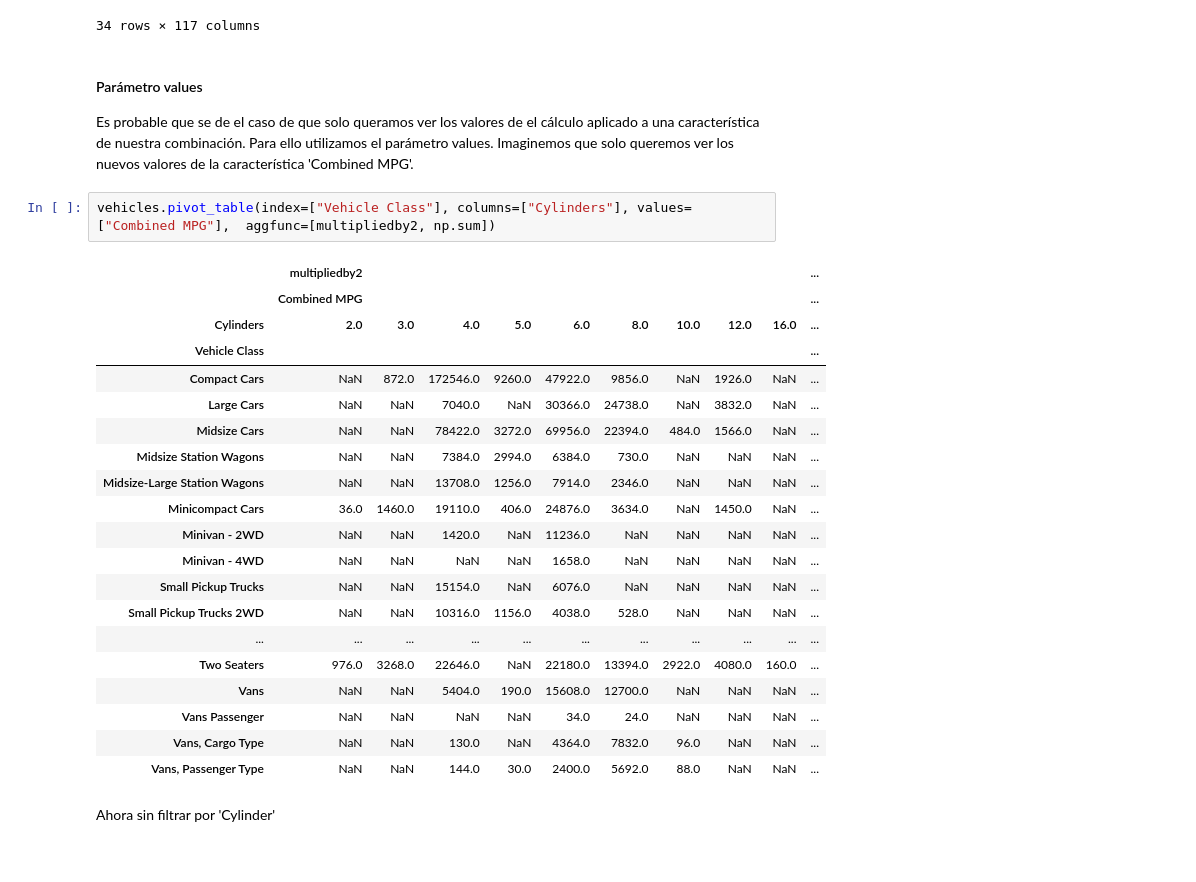
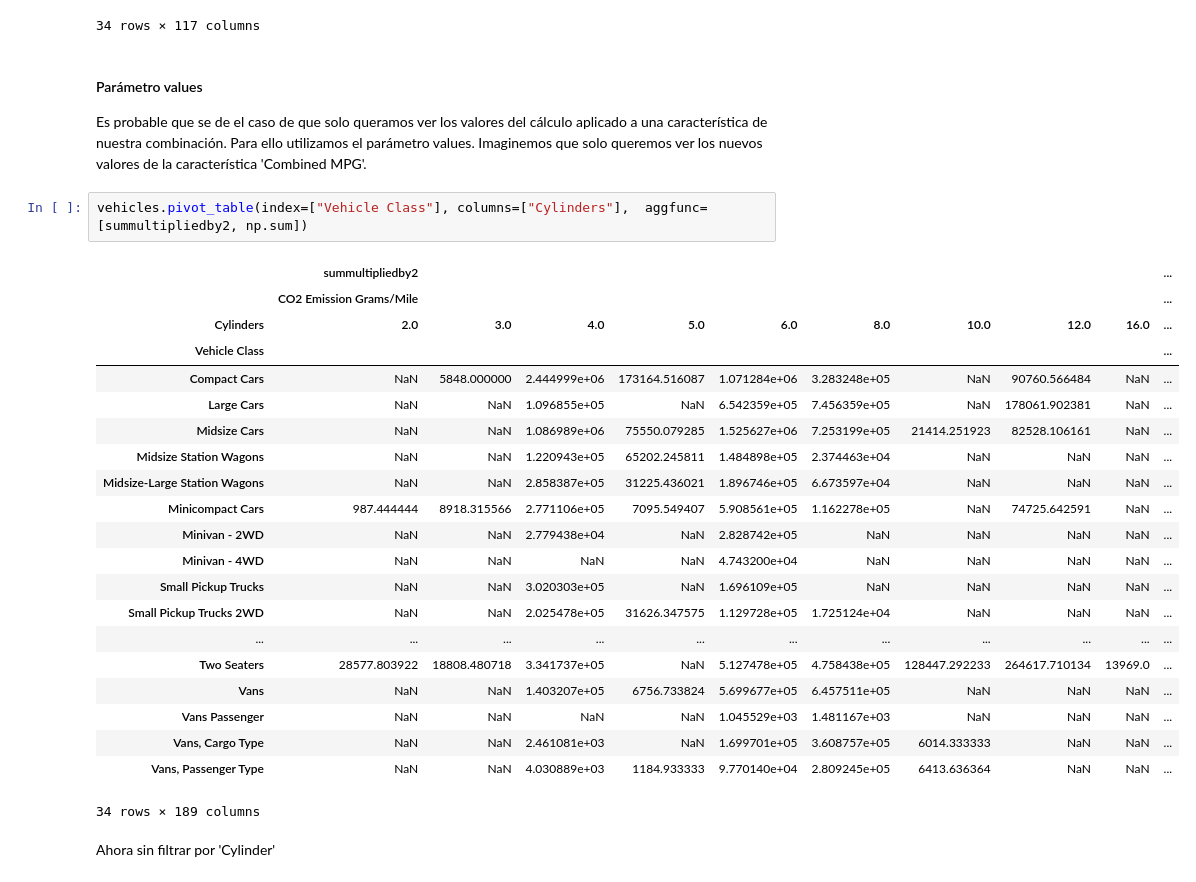
Before and after one commit to tonilopezrosell/DataBootcamp, a Jupyter notebook: Ironhack_Pivot_Tables.ipynb, the cells around one changed output. Drawn from its saved outputs; the diff is of its cells as text.

```diff
--- a/Ironhack_Pivot_Tables.ipynb
+++ b/Ironhack_Pivot_Tables.ipynb
@@ -156,30 +156,31 @@ vehicles.pivot_table(index=["Vehicle Class"], columns=["Cylinders"], aggfunc= su
 # %% [markdown]
 #### Parámetro values
 
-Es probable que se de el caso de que solo queramos ver los valores de el cálculo aplicado a una característica de nuestra combinación. Para ello utilizamos el parámetro values. Imaginemos que solo queremos ver los nuevos valores de la característica 'Combined MPG'.
+Es probable que se de el caso de que solo queramos ver los valores del cálculo aplicado a una característica de nuestra combinación. Para ello utilizamos el parámetro values. Imaginemos que solo queremos ver los nuevos valores de la característica 'Combined MPG'.
 # %%
-vehicles.pivot_table(index=["Vehicle Class"], columns=["Cylinders"], values=["Combined MPG"],  aggfunc=[multipliedby2, np.sum])
+vehicles.pivot_table(index=["Vehicle Class"], columns=["Cylinders"],  aggfunc=[summultipliedby2, np.sum])
 # %% [output]
-|  | multipliedby2 |  |  |  |  |  |  |  |  | ... |
-|  | Combined MPG |  |  |  |  |  |  |  |  | ... |
+|  | summultipliedby2 |  |  |  |  |  |  |  |  | ... |
+|  | CO2 Emission Grams/Mile |  |  |  |  |  |  |  |  | ... |
 | Cylinders | 2.0 | 3.0 | 4.0 | 5.0 | 6.0 | 8.0 | 10.0 | 12.0 | 16.0 | ... |
 | Vehicle Class |  |  |  |  |  |  |  |  |  | ... |
-| Compact Cars | NaN | 872.0 | 172546.0 | 9260.0 | 47922.0 | 9856.0 | NaN | 1926.0 | NaN | ... |
-| Large Cars | NaN | NaN | 7040.0 | NaN | 30366.0 | 24738.0 | NaN | 3832.0 | NaN | ... |
-| Midsize Cars | NaN | NaN | 78422.0 | 3272.0 | 69956.0 | 22394.0 | 484.0 | 1566.0 | NaN | ... |
-| Midsize Station Wagons | NaN | NaN | 7384.0 | 2994.0 | 6384.0 | 730.0 | NaN | NaN | NaN | ... |
-| Midsize-Large Station Wagons | NaN | NaN | 13708.0 | 1256.0 | 7914.0 | 2346.0 | NaN | NaN | NaN | ... |
-| Minicompact Cars | 36.0 | 1460.0 | 19110.0 | 406.0 | 24876.0 | 3634.0 | NaN | 1450.0 | NaN | ... |
-| Minivan - 2WD | NaN | NaN | 1420.0 | NaN | 11236.0 | NaN | NaN | NaN | NaN | ... |
-| Minivan - 4WD | NaN | NaN | NaN | NaN | 1658.0 | NaN | NaN | NaN | NaN | ... |
-| Small Pickup Trucks | NaN | NaN | 15154.0 | NaN | 6076.0 | NaN | NaN | NaN | NaN | ... |
-| Small Pickup Trucks 2WD | NaN | NaN | 10316.0 | 1156.0 | 4038.0 | 528.0 | NaN | NaN | NaN | ... |
+| Compact Cars | NaN | 5848.000000 | 2.444999e+06 | 173164.516087 | 1.071284e+06 | 3.283248e+05 | NaN | 90760.566484 | NaN | ... |
+| Large Cars | NaN | NaN | 1.096855e+05 | NaN | 6.542359e+05 | 7.456359e+05 | NaN | 178061.902381 | NaN | ... |
+| Midsize Cars | NaN | NaN | 1.086989e+06 | 75550.079285 | 1.525627e+06 | 7.253199e+05 | 21414.251923 | 82528.106161 | NaN | ... |
+| Midsize Station Wagons | NaN | NaN | 1.220943e+05 | 65202.245811 | 1.484898e+05 | 2.374463e+04 | NaN | NaN | NaN | ... |
+| Midsize-Large Station Wagons | NaN | NaN | 2.858387e+05 | 31225.436021 | 1.896746e+05 | 6.673597e+04 | NaN | NaN | NaN | ... |
+| Minicompact Cars | 987.444444 | 8918.315566 | 2.771106e+05 | 7095.549407 | 5.908561e+05 | 1.162278e+05 | NaN | 74725.642591 | NaN | ... |
+| Minivan - 2WD | NaN | NaN | 2.779438e+04 | NaN | 2.828742e+05 | NaN | NaN | NaN | NaN | ... |
+| Minivan - 4WD | NaN | NaN | NaN | NaN | 4.743200e+04 | NaN | NaN | NaN | NaN | ... |
+| Small Pickup Trucks | NaN | NaN | 3.020303e+05 | NaN | 1.696109e+05 | NaN | NaN | NaN | NaN | ... |
+| Small Pickup Trucks 2WD | NaN | NaN | 2.025478e+05 | 31626.347575 | 1.129728e+05 | 1.725124e+04 | NaN | NaN | NaN | ... |
 | ... | ... | ... | ... | ... | ... | ... | ... | ... | ... | ... |
-| Two Seaters | 976.0 | 3268.0 | 22646.0 | NaN | 22180.0 | 13394.0 | 2922.0 | 4080.0 | 160.0 | ... |
-| Vans | NaN | NaN | 5404.0 | 190.0 | 15608.0 | 12700.0 | NaN | NaN | NaN | ... |
-| Vans Passenger | NaN | NaN | NaN | NaN | 34.0 | 24.0 | NaN | NaN | NaN | ... |
-| Vans, Cargo Type | NaN | NaN | 130.0 | NaN | 4364.0 | 7832.0 | 96.0 | NaN | NaN | ... |
-| Vans, Passenger Type | NaN | NaN | 144.0 | 30.0 | 2400.0 | 5692.0 | 88.0 | NaN | NaN | ... |
+| Two Seaters | 28577.803922 | 18808.480718 | 3.341737e+05 | NaN | 5.127478e+05 | 4.758438e+05 | 128447.292233 | 264617.710134 | 13969.0 | ... |
+| Vans | NaN | NaN | 1.403207e+05 | 6756.733824 | 5.699677e+05 | 6.457511e+05 | NaN | NaN | NaN | ... |
+| Vans Passenger | NaN | NaN | NaN | NaN | 1.045529e+03 | 1.481167e+03 | NaN | NaN | NaN | ... |
+| Vans, Cargo Type | NaN | NaN | 2.461081e+03 | NaN | 1.699701e+05 | 3.608757e+05 | 6014.333333 | NaN | NaN | ... |
+| Vans, Passenger Type | NaN | NaN | 4.030889e+03 | 1184.933333 | 9.770140e+04 | 2.809245e+05 | 6413.636364 | NaN | NaN | ... |
+34 rows × 189 columns
 # %% [markdown]
 Ahora sin filtrar por 'Cylinder'
 # %%
```
Also changed, not shown: parts of 7 cells of this notebook.
